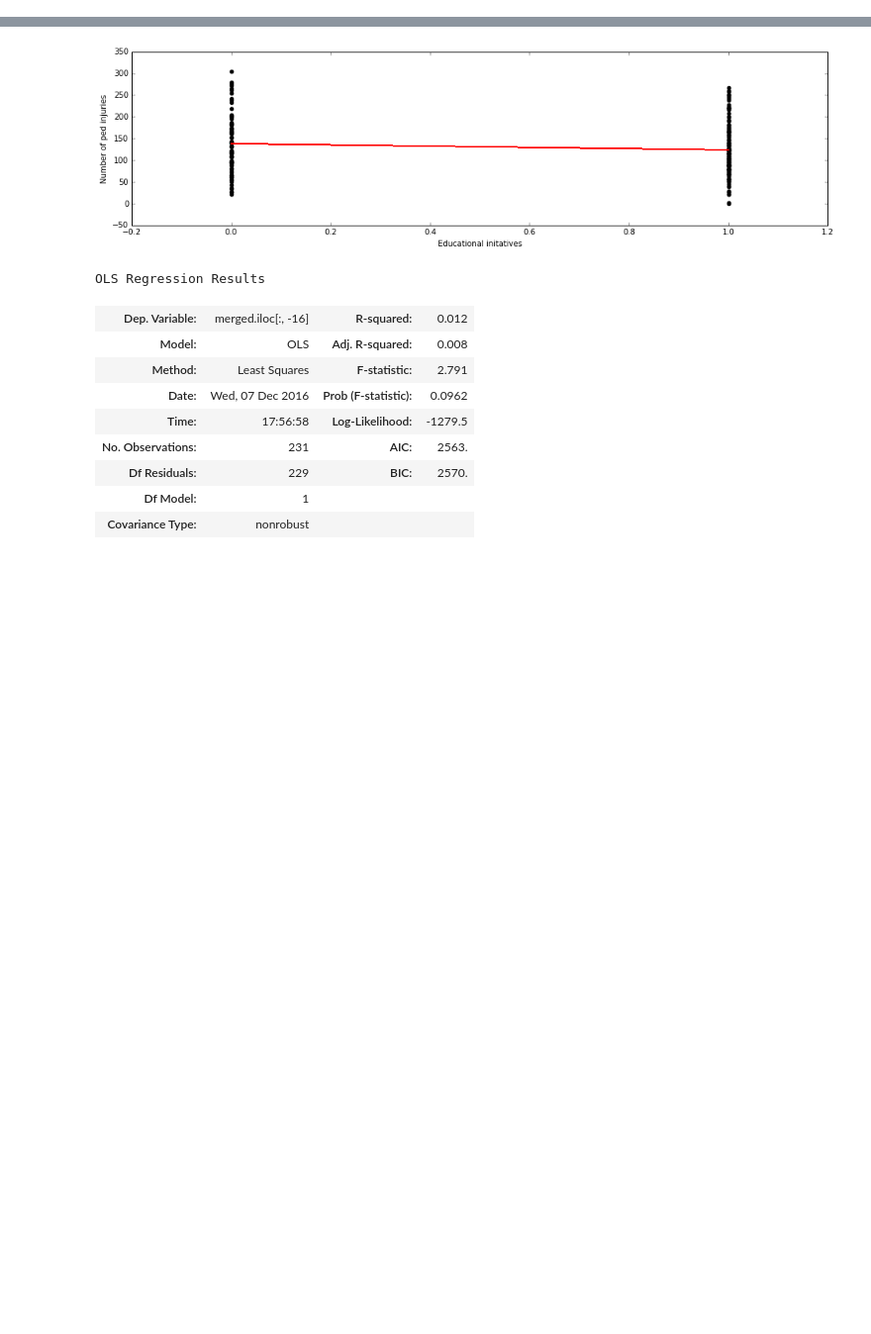
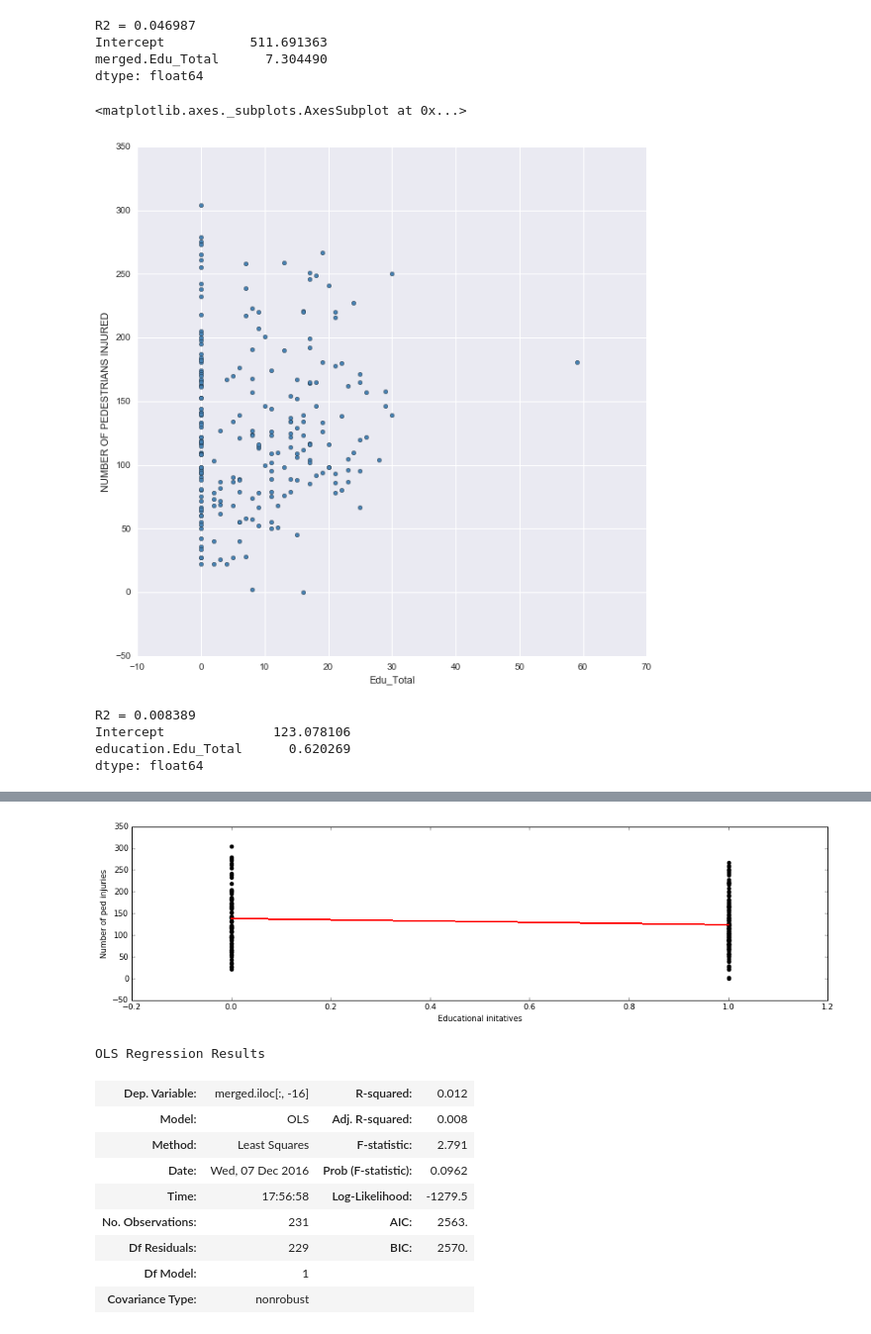
Before and after one commit to anastasiashe/Vision_Zero, a Jupyter notebook: VisionZero_Education.ipynb, the cells around one changed output, grey strips where cells are left out. Shown at 99% size. Saved outputs shown, nothing was run; the diff lists cells and outputs as text; code cells hidden in the pictures; blank space fills up the shorter version.

```diff
--- a/VisionZero_Education.ipynb
+++ b/VisionZero_Education.ipynb
@@ -78,0 +49,23 @@ Name: NUMBER OF PEDESTRIANS INJURED, dtype: int64
+# %%
+lm1 = smf.ols(formula = 'merged["NUMBER OF PERSONS INJURED"] ~ merged.Edu_Total', data = education).fit()
+print 'R2 = %f'%lm1.rsquared
+print lm1.params
+# %% [output]
+R2 = 0.046987
+Intercept           511.691363
+merged.Edu_Total      7.304490
+dtype: float64
+# %%
+education.plot.scatter('Edu_Total', 'NUMBER OF PEDESTRIANS INJURED', figsize = (10, 10), color = 'SteelBlue')
+# %% [output]
+<matplotlib.axes._subplots.AxesSubplot at 0x...>
+[figure, added]
+# %%
+lm2 = smf.ols(formula = 'education["NUMBER OF PEDESTRIANS INJURED"] ~ education.Edu_Total', data = education).fit()
+print 'R2 = %f'%lm2.rsquared
+print lm2.params
+# %% [output]
+R2 = 0.008389
+Intercept              123.078106
+education.Edu_Total      0.620269
+dtype: float64
```
Also changed, not shown: parts of 40 cells of this notebook.
